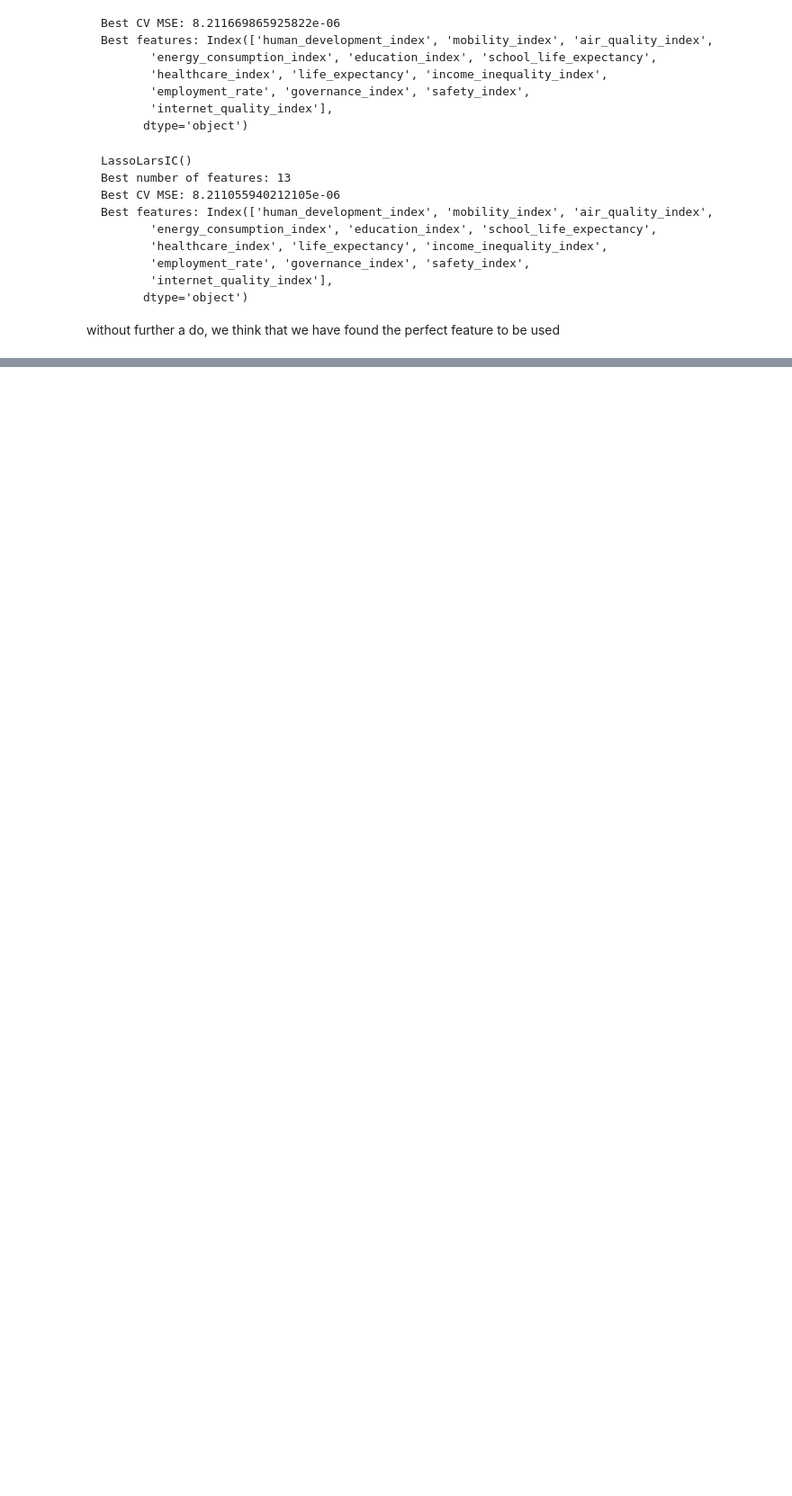
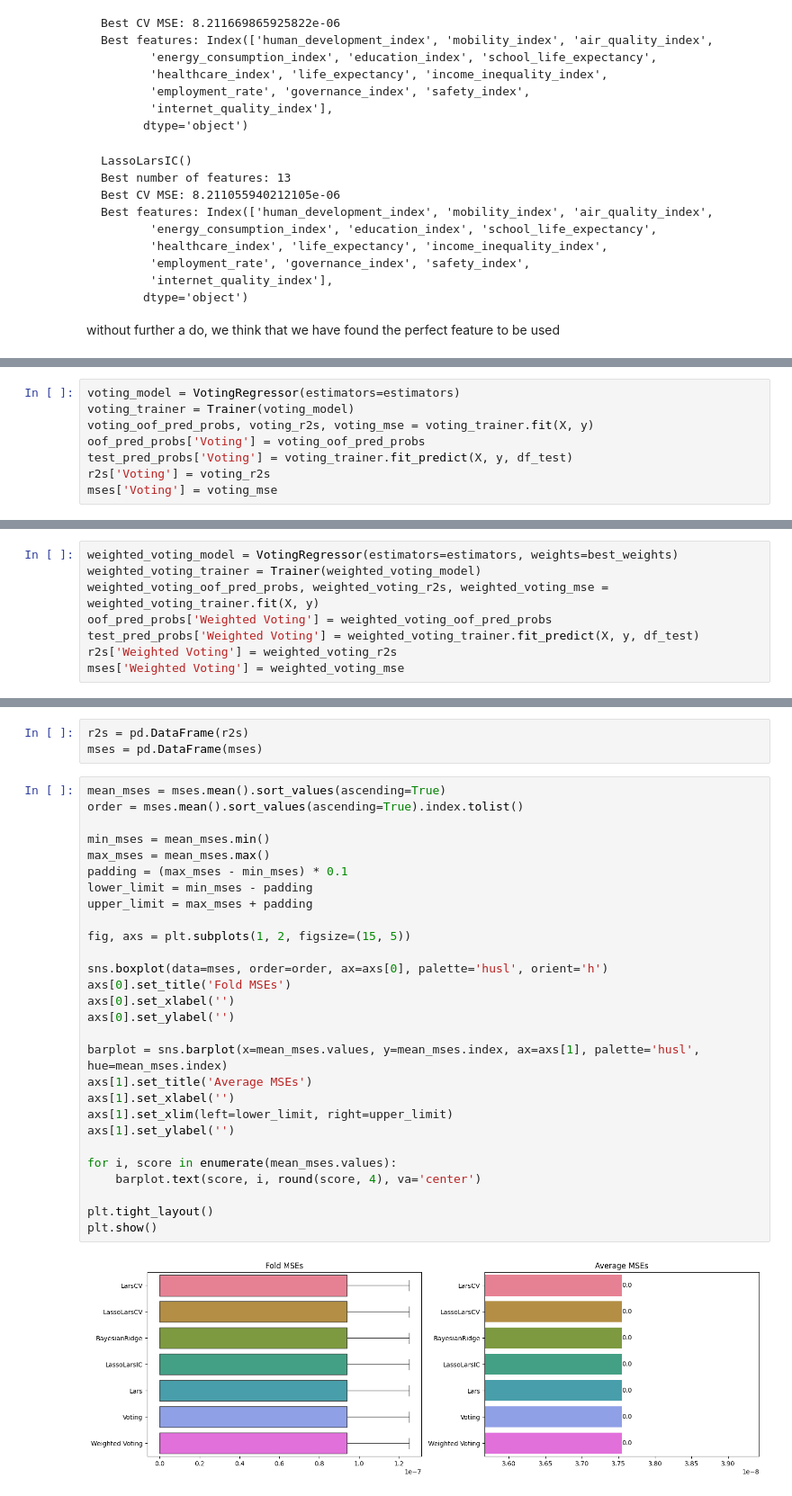
Before and after one commit to Tus1688/final-fit-competition-2024, a Jupyter notebook: try temp.ipynb, the cells around one changed output, grey strips where cells are left out. Shown at 90% size. Drawn from its saved outputs; the diff is of its cells as text; blank space fills up the shorter version.

```diff
--- a/try temp.ipynb
+++ b/try temp.ipynb
@@ -703,0 +955,8 @@ without further a do, we think that we have found the perfect feature to be used
+# %%
+voting_model = VotingRegressor(estimators=estimators)
+voting_trainer = Trainer(voting_model)
+voting_oof_pred_probs, voting_r2s, voting_mse = voting_trainer.fit(X, y)
+oof_pred_probs['Voting'] = voting_oof_pred_probs
+test_pred_probs['Voting'] = voting_trainer.fit_predict(X, y, df_test)
+r2s['Voting'] = voting_r2s
+mses['Voting'] = voting_mse
@@ -703,0 +980,8 @@ without further a do, we think that we have found the perfect feature to be used
+# %%
+weighted_voting_model = VotingRegressor(estimators=estimators, weights=best_weights)
+weighted_voting_trainer = Trainer(weighted_voting_model)
+weighted_voting_oof_pred_probs, weighted_voting_r2s, weighted_voting_mse = weighted_voting_trainer.fit(X, y)
+oof_pred_probs['Weighted Voting'] = weighted_voting_oof_pred_probs
+test_pred_probs['Weighted Voting'] = weighted_voting_trainer.fit_predict(X, y, df_test)
+r2s['Weighted Voting'] = weighted_voting_r2s
+mses['Weighted Voting'] = weighted_voting_mse
@@ -703,0 +1003,33 @@ without further a do, we think that we have found the perfect feature to be used
+# %%
+r2s = pd.DataFrame(r2s)
+mses = pd.DataFrame(mses)
+# %%
+mean_mses = mses.mean().sort_values(ascending=True)
+order = mses.mean().sort_values(ascending=True).index.tolist()
+
+min_mses = mean_mses.min()
+max_mses = mean_mses.max()
+padding = (max_mses - min_mses) * 0.1
+lower_limit = min_mses - padding
+upper_limit = max_mses + padding
+
+fig, axs = plt.subplots(1, 2, figsize=(15, 5))
+
+sns.boxplot(data=mses, order=order, ax=axs[0], palette='husl', orient='h')
+axs[0].set_title('Fold MSEs')
+axs[0].set_xlabel('')
+axs[0].set_ylabel('')
+
+barplot = sns.barplot(x=mean_mses.values, y=mean_mses.index, ax=axs[1], palette='husl', hue=mean_mses.index)
+axs[1].set_title('Average MSEs')
+axs[1].set_xlabel('')
+axs[1].set_xlim(left=lower_limit, right=upper_limit)
+axs[1].set_ylabel('')
+
+for i, score in enumerate(mean_mses.values):
+    barplot.text(score, i, round(score, 4), va='center')
+
+plt.tight_layout()
+plt.show()
+# %% [output]
+[figure, added]
```
Also changed, not shown: parts of 35 cells of this notebook, 1 other file.
